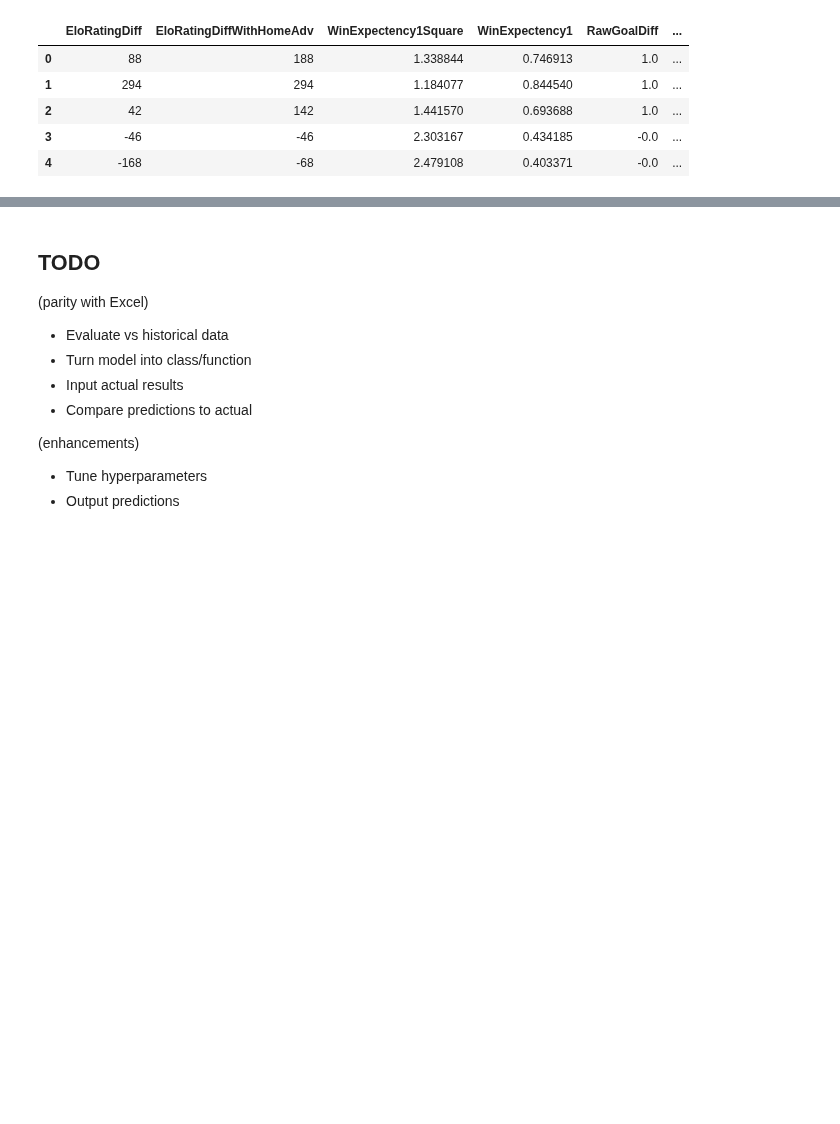
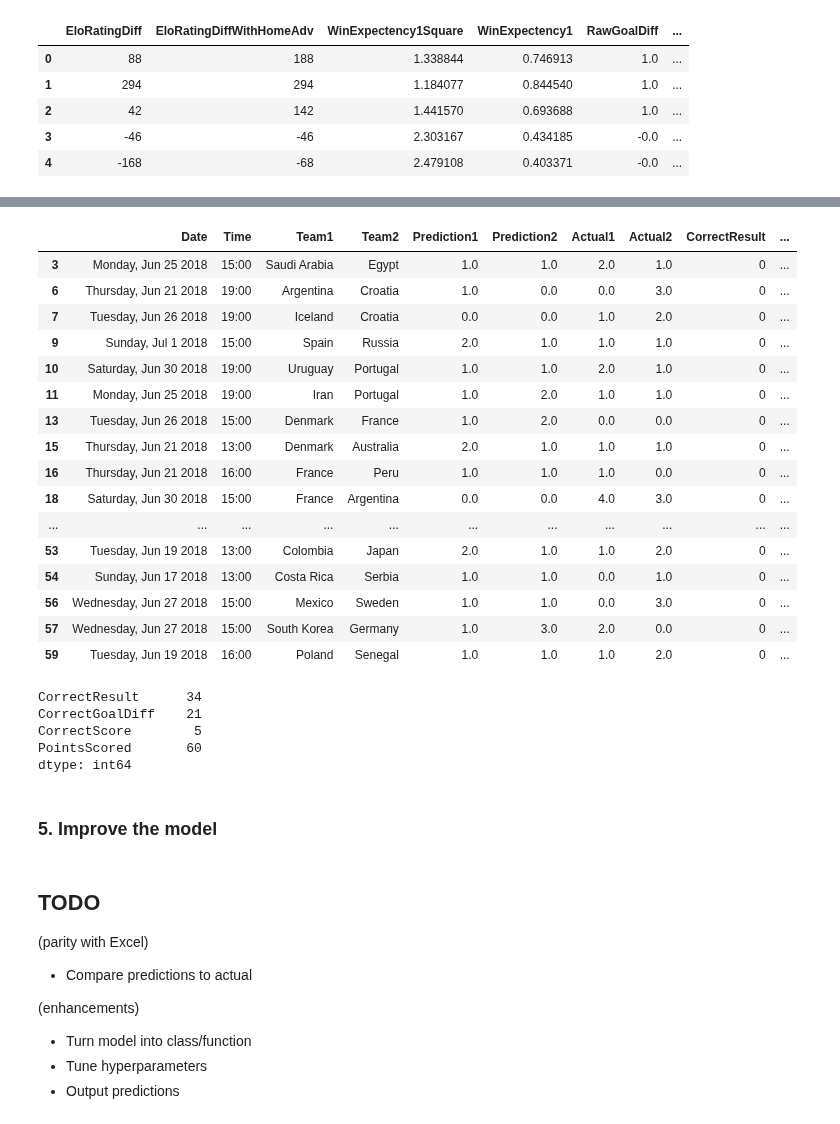
Before and after one commit to deacona/the-ball-is-round, a Jupyter notebook: notebooks/intl_01_world_cup_2018.ipynb, the cells around one changed output, grey strips where cells are left out. Saved outputs shown, nothing was run; the diff lists cells and outputs as text; code cells hidden in the pictures; blank space fills up the shorter version.

Commit message:
intl_01 World Cup 2018 migration (WIP)

```diff
--- a/notebooks/intl_01_world_cup_2018.ipynb
+++ b/notebooks/intl_01_world_cup_2018.ipynb
@@ -175,0 +323,8 @@ data.describe(include="all").T
+# %%
+results = pd.read_excel("../models/World cup 2018 CALC.xlsx", sheet_name="Fixtures_and_calcs")
+results = results.iloc[:, [0,1,3,5,32,33]]
+results.columns = ["Date", "Time", "Team1", "Team2", "Actual1", "Actual2"]
+results.Date.fillna(method="ffill", inplace=True)
+results["Time"] = results["Time"].astype(str).str[:5]
+results.dropna(axis="index", subset=["Team1"], inplace=True)
+results.info()
@@ -175,0 +354,22 @@ data.describe(include="all").T
+# %%
+compare = data[["Date", "Time", "Team1", "Team2", "Goals1", "Goals2"]]\
+    .merge(results, how="inner", on=["Date", "Time", "Team1", "Team2"])
+compare.rename(columns={"Goals1": "Prediction1", "Goals2": "Prediction2"}, inplace=True)
+
+compare["Prediction2"] = compare.Prediction2.astype(float)
+
+compare["CorrectResult"] = 0
+compare.loc[((compare.Prediction1 > compare.Prediction2) & (compare.Actual1 > compare.Actual2))
+            | ((compare.Prediction1 == compare.Prediction2) & (compare.Actual1 == compare.Actual2))
+            | ((compare.Prediction1 < compare.Prediction2) & (compare.Actual1 < compare.Actual2))
+            , "CorrectResult"] = 1
+
+compare["CorrectGoalDiff"] = 0
+compare.loc[(compare.Prediction1 - compare.Prediction2 == compare.Actual1 - compare.Actual2), "CorrectGoalDiff"] = 1
+
+compare["CorrectScore"] = 0
+compare.loc[(compare.Prediction1 == compare.Actual1) & (compare.Prediction2 == compare.Actual2), "CorrectScore"] = 1
+
+compare["PointsScored"] = compare.CorrectResult + compare.CorrectGoalDiff + compare.CorrectScore
+
+compare.tail(10)
@@ -176,12 +388,40 @@ data.describe(include="all").T
+# %%
+compare[compare.PointsScored == 0]
+# %% [output]
+|  | Date | Time | Team1 | Team2 | Prediction1 | Prediction2 | Actual1 | Actual2 | CorrectResult | ... |
+| 3 | Monday, Jun 25 2018 | 15:00 | Saudi Arabia | Egypt | 1.0 | 1.0 | 2.0 | 1.0 | 0 | ... |
+| 6 | Thursday, Jun 21 2018 | 19:00 | Argentina | Croatia | 1.0 | 0.0 | 0.0 | 3.0 | 0 | ... |
+| 7 | Tuesday, Jun 26 2018 | 19:00 | Iceland | Croatia | 0.0 | 0.0 | 1.0 | 2.0 | 0 | ... |
+| 9 | Sunday, Jul 1 2018 | 15:00 | Spain | Russia | 2.0 | 1.0 | 1.0 | 1.0 | 0 | ... |
+| 10 | Saturday, Jun 30 2018 | 19:00 | Uruguay | Portugal | 1.0 | 1.0 | 2.0 | 1.0 | 0 | ... |
+| 11 | Monday, Jun 25 2018 | 19:00 | Iran | Portugal | 1.0 | 2.0 | 1.0 | 1.0 | 0 | ... |
+| 13 | Tuesday, Jun 26 2018 | 15:00 | Denmark | France | 1.0 | 2.0 | 0.0 | 0.0 | 0 | ... |
+| 15 | Thursday, Jun 21 2018 | 13:00 | Denmark | Australia | 2.0 | 1.0 | 1.0 | 1.0 | 0 | ... |
+| 16 | Thursday, Jun 21 2018 | 16:00 | France | Peru | 1.0 | 1.0 | 1.0 | 0.0 | 0 | ... |
+| 18 | Saturday, Jun 30 2018 | 15:00 | France | Argentina | 0.0 | 0.0 | 4.0 | 3.0 | 0 | ... |
+| ... | ... | ... | ... | ... | ... | ... | ... | ... | ... | ... |
+| 53 | Tuesday, Jun 19 2018 | 13:00 | Colombia | Japan | 2.0 | 1.0 | 1.0 | 2.0 | 0 | ... |
+| 54 | Sunday, Jun 17 2018 | 13:00 | Costa Rica | Serbia | 1.0 | 1.0 | 0.0 | 1.0 | 0 | ... |
+| 56 | Wednesday, Jun 27 2018 | 15:00 | Mexico | Sweden | 1.0 | 1.0 | 0.0 | 3.0 | 0 | ... |
+| 57 | Wednesday, Jun 27 2018 | 15:00 | South Korea | Germany | 1.0 | 3.0 | 2.0 | 0.0 | 0 | ... |
+| 59 | Tuesday, Jun 19 2018 | 16:00 | Poland | Senegal | 1.0 | 1.0 | 1.0 | 2.0 | 0 | ... |
+# %%
+compare[["CorrectResult", "CorrectGoalDiff", "CorrectScore", "PointsScored"]].sum()
+# %% [output]
+CorrectResult      34
+CorrectGoalDiff    21
+CorrectScore        5
+PointsScored       60
+dtype: int64
+# %% [markdown]
+### 5. Improve the model
 # %% [markdown]
 ## TODO
 
 (parity with Excel)
-* Evaluate vs historical data
-* Turn model into class/function
-* Input actual results
 * Compare predictions to actual
 
 (enhancements)
+* Turn model into class/function
 * Tune hyperparameters
 * Output predictions
```
Also changed, not shown: parts of 16 cells of this notebook, 4 other files.
